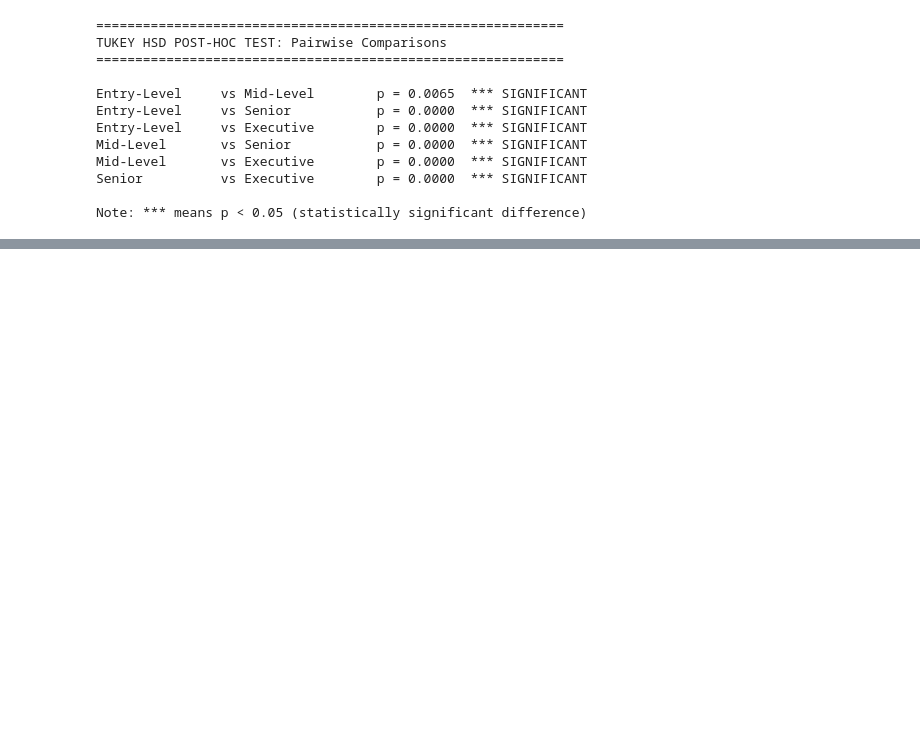
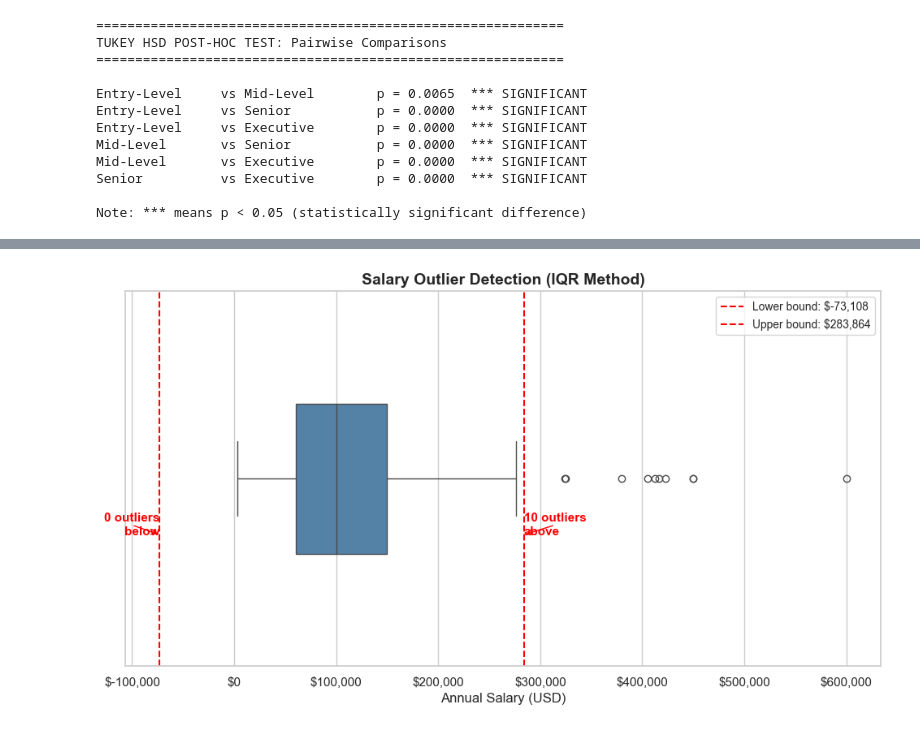
Before and after one commit to FranciscoMartinezGrecco/data-ai-jobs-analysis, a Jupyter notebook: notebooks/01_eda.ipynb, the cells around one changed output, grey strips where cells are left out. Cells and saved outputs as stored; diff of their text form; code cells hidden in the pictures; blank space fills up the shorter version.

Commit message:
EDA: outlier detection and analysis

```diff
--- a/notebooks/01_eda.ipynb
+++ b/notebooks/01_eda.ipynb
@@ -753,0 +798,41 @@ Note: *** means p < 0.05 (statistically significant difference)
+# %%
+
+# Annotated boxplot with outlier counts
+# This visualization makes the outlier analysis tangible.
+# The boxplot shows the distribution, and the annotations clearly mark the IQR boundaries and outlier counts.
+fig, ax = plt.subplots(figsize=(12, 6))
+
+sns.boxplot(data=df, x='salary_in_usd', color='steelblue',
+            width=0.4, ax=ax)
+
+# Annotate the bounds
+ax.axvline(lower_bound, color='red', linestyle='--', linewidth=1.5,
+           label=f'Lower bound: ${lower_bound:,.0f}')
+ax.axvline(upper_bound, color='red', linestyle='--', linewidth=1.5,
+           label=f'Upper bound: ${upper_bound:,.0f}')
+
+# Add text annotations
+n_below = len(outliers[outliers['salary_in_usd'] < lower_bound])
+n_above = len(outliers[outliers['salary_in_usd'] > upper_bound])
+
+ax.annotate(f'{n_below} outliers\nbelow',
+            xy=(lower_bound, 0.15), fontsize=11, color='red',
+            fontweight='bold', ha='right',
+            arrowprops=dict(arrowstyle='->', color='red'))
+
+ax.annotate(f'{n_above} outliers\nabove',
+            xy=(upper_bound, 0.15), fontsize=11, color='red',
+            fontweight='bold', ha='left',
+            arrowprops=dict(arrowstyle='->', color='red'))
+
+ax.set_title('Salary Outlier Detection (IQR Method)',
+             fontsize=14, fontweight='bold')
+ax.set_xlabel('Annual Salary (USD)', fontsize=12)
+ax.xaxis.set_major_formatter(plt.FuncFormatter(lambda x, _: f'${x:,.0f}'))
+ax.legend(fontsize=10)
+
+plt.savefig('../outputs/figures/outlier_analysis.png',
+            dpi=150, bbox_inches='tight')
+plt.show()
+# %% [output]
+[figure, added]
```
Also changed, not shown: parts of 3 cells of this notebook, 2 other files.
